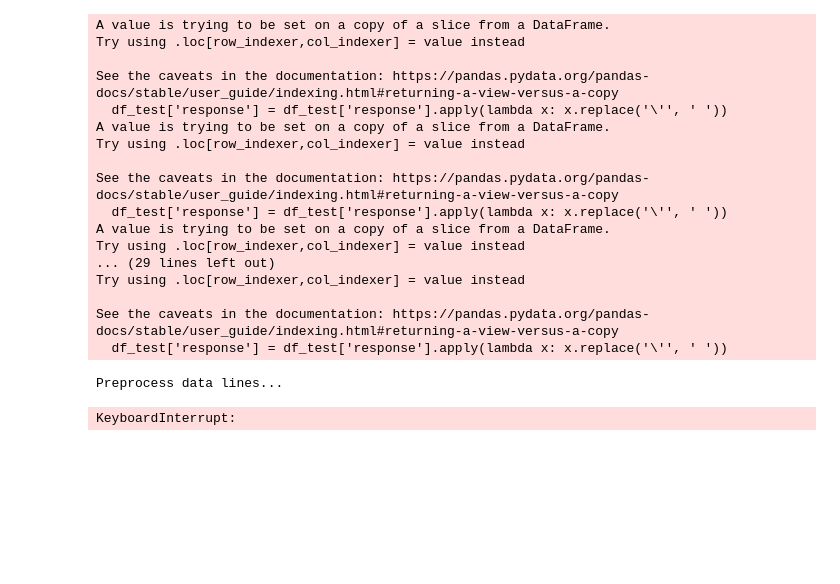
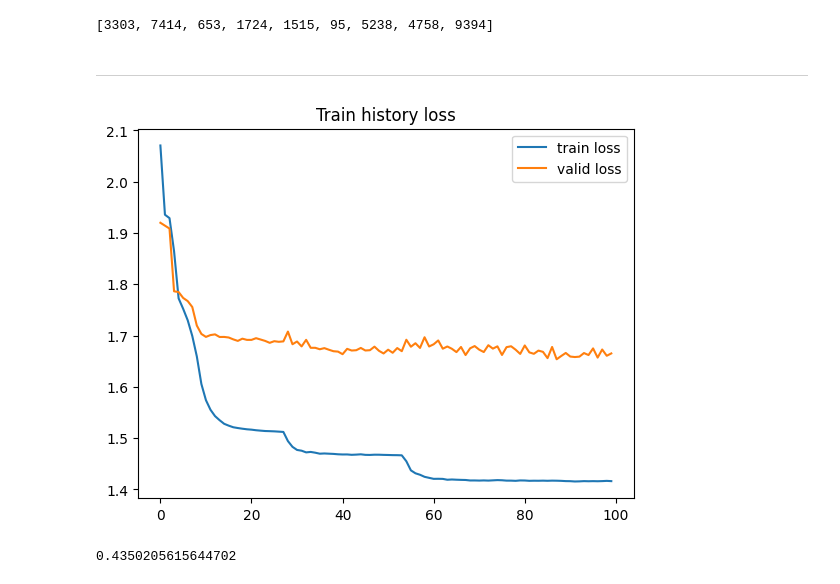
Before and after one commit to falric05/ChatBot-Personality-Recognition, a Jupyter notebook: notebooks/3_PersGRAPH_classifier.ipynb, the cells around one changed output. Drawn from its saved outputs; the diff is of its cells as text; code cells hidden in the pictures; blank space fills up the shorter version.

```diff
--- a/notebooks/3_PersGRAPH_classifier.ipynb
+++ b/notebooks/3_PersGRAPH_classifier.ipynb
@@ -22,6 +21,8 @@ characters_noDefault.remove('Default')
 
 character = 'Barney'
 base_folder = os.getcwd()
-data_folder = os.path.join(base_folder, 'Data', 'Characters')
+data_folder = os.path.join(base_folder, 'Data')
+pt_folder = os.path.join(base_folder, 'Data', 'pt_graphs')
+characters_folder = os.path.join(data_folder, 'Characters')
 model_path = os.path.join(os.getcwd(), 'models', 'persgraph_classifier')
 figsize = (8, 8)
@@ -28,25 +31,38 @@ figsize = (8, 8)
 # %%
-persgraph_cls = PersGRAPH_classifier(model_path)
-persgraph_cls.set_characters(characters)
+persgraph_cls = PersGRAPH_classifier(model_path, use_cuda=True)
+# persgraph_cls.set_characters(characters)
+# persgraph_cls.create_data(data_folder, characters_folder,
+#                           verbose=True, override_graphs = True)
-# %%
-persgraph_cls.create_data(data_folder, verbose=True)
-# %% [output]
-A value is trying to be set on a copy of a slice from a DataFrame.
-Try using .loc[row_indexer,col_indexer] = value instead
-
-See the caveats in the documentation: https://pandas.pydata.org/pandas-docs/stable/user_guide/indexing.html#returning-a-view-versus-a-copy
-  df_test['response'] = df_test['response'].apply(lambda x: x.replace('\'', ' '))
-A value is trying to be set on a copy of a slice from a DataFrame.
-Try using .loc[row_indexer,col_indexer] = value instead
-
-See the caveats in the documentation: https://pandas.pydata.org/pandas-docs/stable/user_guide/indexing.html#returning-a-view-versus-a-copy
-  df_test['response'] = df_test['response'].apply(lambda x: x.replace('\'', ' '))
-A value is trying to be set on a copy of a slice from a DataFrame.
-Try using .loc[row_indexer,col_indexer] = value instead
-... (29 lines left out)
-Try using .loc[row_indexer,col_indexer] = value instead
-
-See the caveats in the documentation: https://pandas.pydata.org/pandas-docs/stable/user_guide/indexing.html#returning-a-view-versus-a-copy
-  df_test['response'] = df_test['response'].apply(lambda x: x.replace('\'', ' '))
-Preprocess data lines...
-KeyboardInterrupt:
+# %%
+count_data = [0 for c in characters]
+folderset_path = join(data_folder, 'graphs', 'trainSet')
+
+for jsonfile in os.listdir(folderset_path):
+    graph = join(folderset_path, jsonfile)
+
+    with open(graph, "r") as file:
+        graphConversation = json.load(file)
+        yonehot = graphConversation['y']
+        count_data[np.argmax(yonehot)] += 1
+
+count_data
+# %% [output]
+[3303, 7414, 653, 1724, 1515, 95, 5238, 4758, 9394]
+# %% [markdown]
+---
+# %%
+X_train, X_valid, X_test = persgraph_cls.get_data(pt_folder, batch_size=512)
+# %%
+train_histories = persgraph_cls.train(X_train, X_valid, epochs=100, optimizer='adamw')
+# %%
+plt.plot(train_histories[0])
+plt.plot(train_histories[2])
+plt.legend(['train loss', 'valid loss'])
+plt.title('Train history loss')
+plt.show()
+# %% [output]
+[figure, added]
+# %%
+persgraph_cls.compute(X_test)
+# %% [output]
+0.4350205615644702
```
Also changed, not shown: parts of 3 cells of this notebook.
